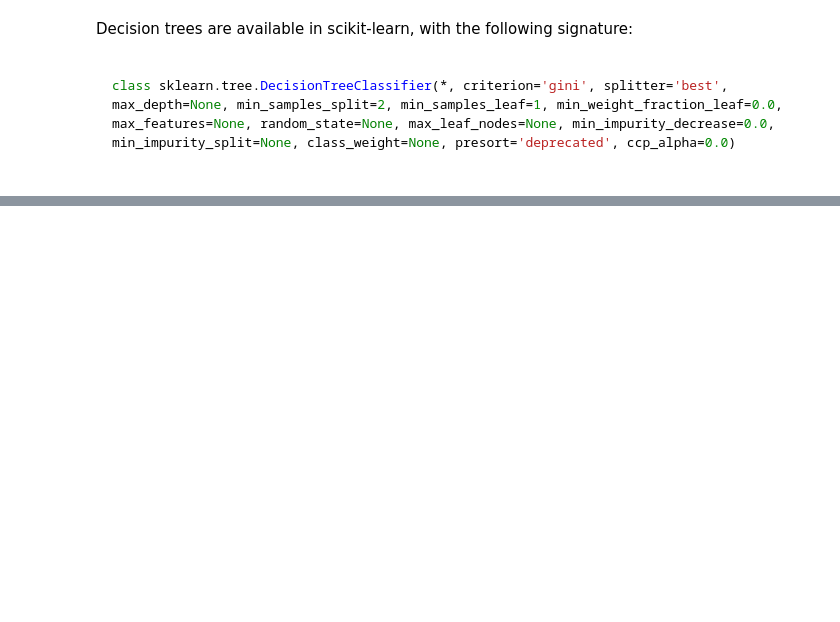
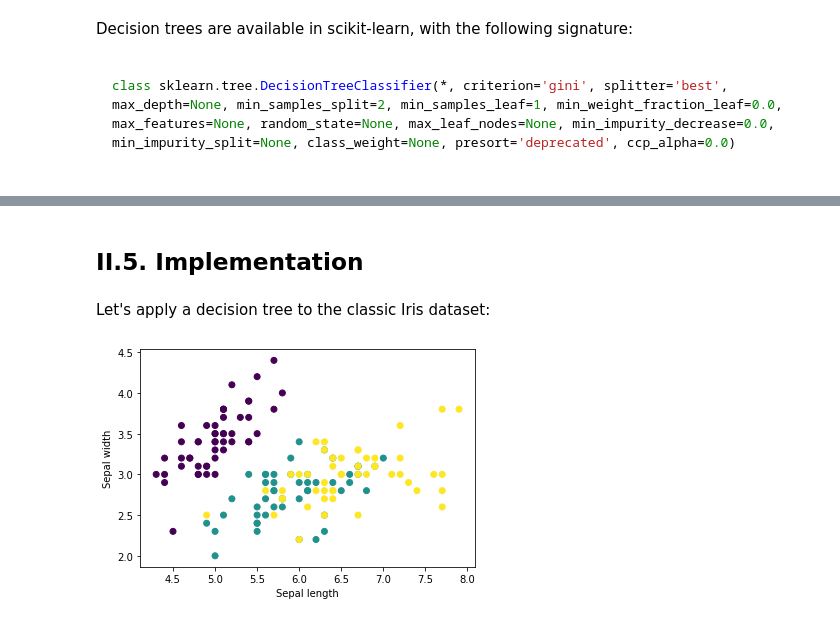
Before and after one commit to vincent-vdb/Edhec_2020_ML_Intro, a Jupyter notebook: 06_Trees_and_Forest/01_Decision_trees.ipynb, the cells around one changed output, grey strips where cells are left out. Drawn from its saved outputs; the diff is of its cells as text; code cells hidden in the pictures; blank space fills up the shorter version.

```diff
--- a/06_Trees_and_Forest/01_Decision_trees.ipynb
+++ b/06_Trees_and_Forest/01_Decision_trees.ipynb
@@ -425,0 +200,4 @@ for i in indices:
+# %% [markdown]
+## II.5. Implementation
+# %% [markdown]
+Let's apply a decision tree to the classic Iris dataset:
@@ -425,0 +212,11 @@ for i in indices:
+# %%
+import matplotlib
+from matplotlib import pyplot as plt
+
+# Plot the training points
+plt.scatter(X_small[:, 0], X_small[:, 1], c=y)
+plt.xlabel('Sepal length')
+plt.ylabel('Sepal width')
+plt.show()
+# %% [output]
+[figure, added]
```
Also changed, not shown: parts of 78 cells of this notebook, 1 other file.
